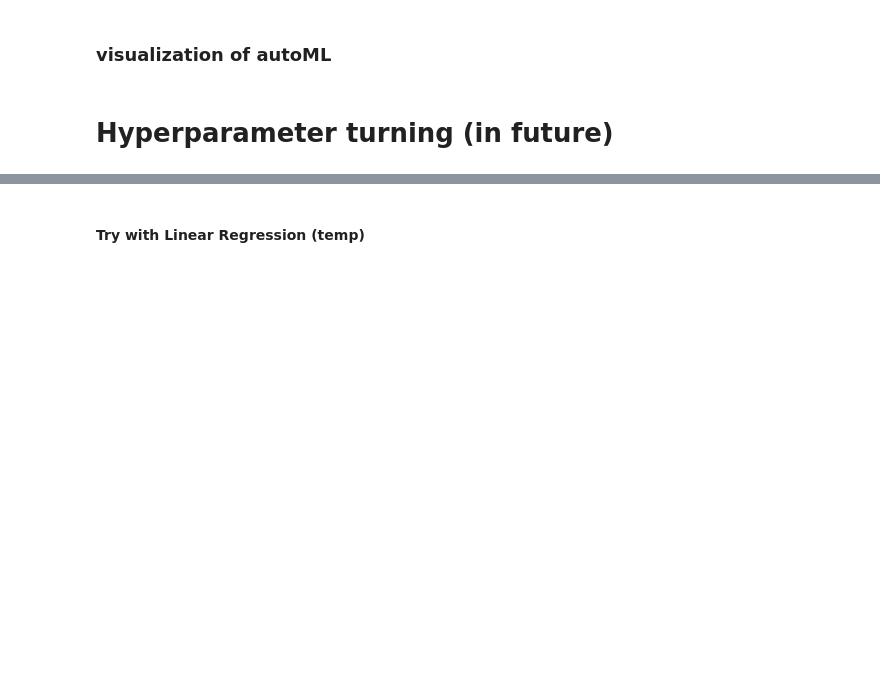
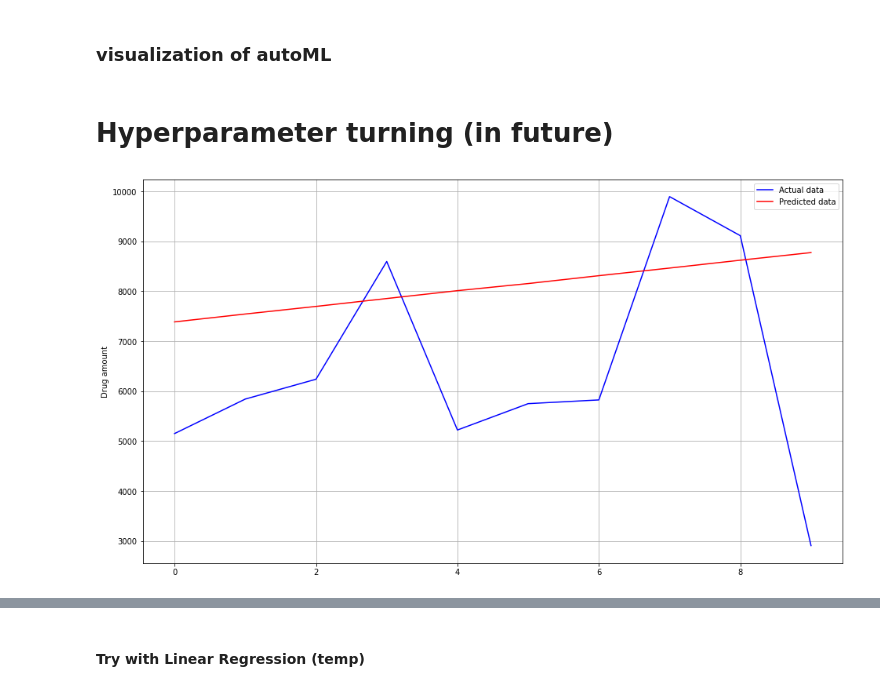
Before and after one commit to luong2391/BME-3, a Jupyter notebook: building_model.ipynb, the cells around one changed output, grey strips where cells are left out. Drawn from its saved outputs; the diff is of its cells as text; code cells hidden in the pictures; blank space fills up the shorter version.

```diff
--- a/building_model.ipynb
+++ b/building_model.ipynb
@@ -206,3 +210,24 @@ line.update_layout(showlegend = True,
 line.show()
 # %% [markdown]
 # Hyperparameter turning (in future)
+# %%
+def plot_pred_act(model):
+
+    model.fit(X_train,y_train)
+    pred = model.predict(X_test)
+
+    inv_pred = y_sc.inverse_transform(pred.reshape(-1, 1))
+    inv_test = y_sc.inverse_transform(y_test.reshape(-1, 1))
+
+    plt.figure(figsize=(16, 9))
+    plt.grid(True)
+    plt.ylabel('Drug amount')
+    plt.plot(column_or_1d(inv_test), 'blue', label='Actual data')
+    plt.plot(column_or_1d(inv_pred), 'red', label='Predicted data')
+    plt.legend()
+# %%
+from sklearn.linear_model import LinearRegression
+
+plot_pred_act(LinearRegression())
+# %% [output]
+[figure, added]
```
Also changed, not shown: parts of 17 cells of this notebook.
